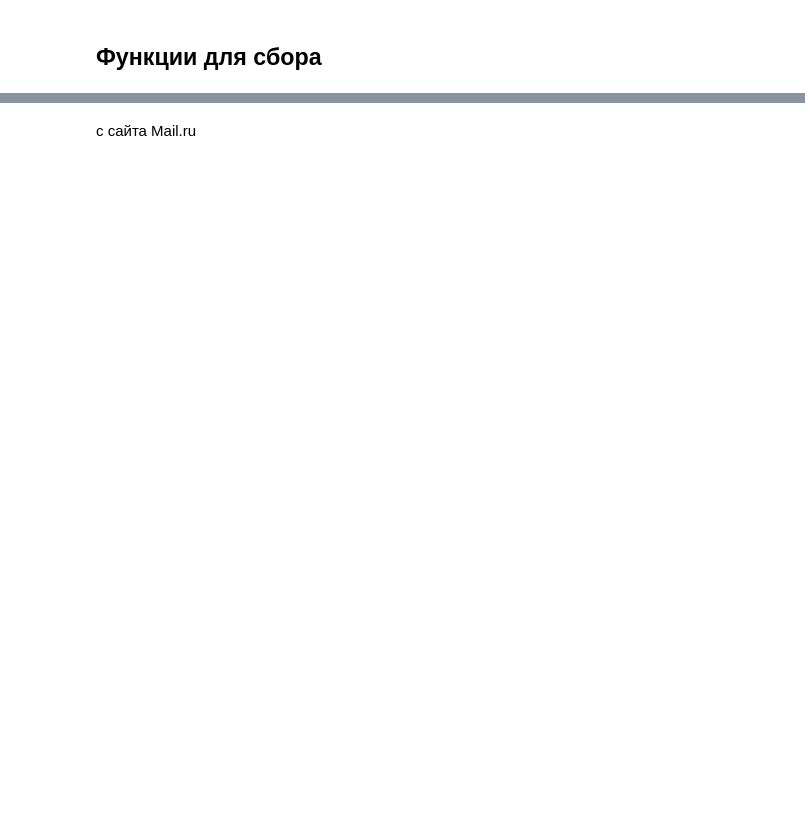
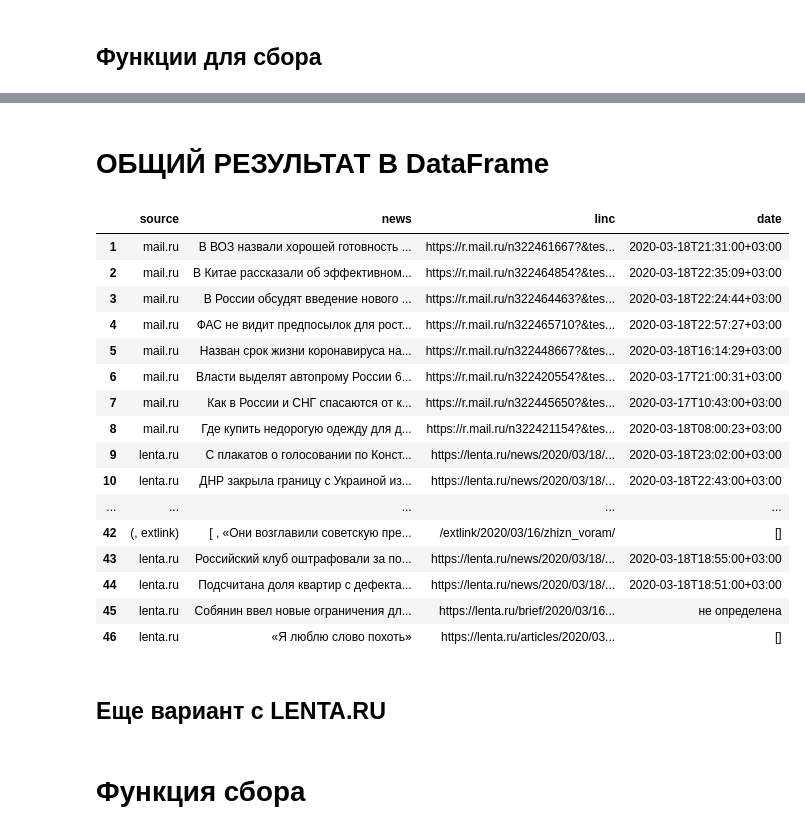
Before and after one commit to nickolas-black/Data_Science, a Jupyter notebook: Методы сбора и обработки данных из сети Интернет/4/Парсинг_HTML,_XPath.ipynb, the cells around one changed output, grey strips where cells are left out. Saved outputs shown, nothing was run; the diff lists cells and outputs as text; code cells hidden in the pictures; blank space fills up the shorter version.

```diff
--- a/Методы сбора и обработки данных из сети Интернет/4/Парсинг_HTML,_XPath.ipynb
+++ b/Методы сбора и обработки данных из сети Интернет/4/Парсинг_HTML,_XPath.ipynb
@@ -21,0 +29,3 @@ import requests
+# %%
+# создал датафрейм куда будем собирать найденную информацию
+df = pd.DataFrame(columns=['source', 'news', 'linc', 'date'])
@@ -30,3 +153,29 @@ import requests
+# %% [markdown]
+# ОБЩИЙ РЕЗУЛЬТАТ В DataFrame
+# %%
+df.head(46)
+# %% [output]
+|  | source | news | linc | date |
+| 1 | mail.ru | В ВОЗ назвали хорошей готовность ... | https://r.mail.ru/n322461667?&tes... | 2020-03-18T21:31:00+03:00 |
+| 2 | mail.ru | В Китае рассказали об эффективном... | https://r.mail.ru/n322464854?&tes... | 2020-03-18T22:35:09+03:00 |
+| 3 | mail.ru | В России обсудят введение нового ... | https://r.mail.ru/n322464463?&tes... | 2020-03-18T22:24:44+03:00 |
+| 4 | mail.ru | ФАС не видит предпосылок для рост... | https://r.mail.ru/n322465710?&tes... | 2020-03-18T22:57:27+03:00 |
+| 5 | mail.ru | Назван срок жизни коронавируса на... | https://r.mail.ru/n322448667?&tes... | 2020-03-18T16:14:29+03:00 |
+| 6 | mail.ru | Власти выделят автопрому России 6... | https://r.mail.ru/n322420554?&tes... | 2020-03-17T21:00:31+03:00 |
+| 7 | mail.ru | Как в России и СНГ спасаются от к... | https://r.mail.ru/n322445650?&tes... | 2020-03-17T10:43:00+03:00 |
+| 8 | mail.ru | Где купить недорогую одежду для д... | https://r.mail.ru/n322421154?&tes... | 2020-03-18T08:00:23+03:00 |
+| 9 | lenta.ru | С плакатов о голосовании по Конст... | https://lenta.ru/news/2020/03/18/... | 2020-03-18T23:02:00+03:00 |
+| 10 | lenta.ru | ДНР закрыла границу с Украиной из... | https://lenta.ru/news/2020/03/18/... | 2020-03-18T22:43:00+03:00 |
+| ... | ... | ... | ... | ... |
+| 42 | (, extlink) | [ , «Они возглавили советскую пре... | /extlink/2020/03/16/zhizn_voram/ | [] |
+| 43 | lenta.ru | Российский клуб оштрафовали за по... | https://lenta.ru/news/2020/03/18/... | 2020-03-18T18:55:00+03:00 |
+| 44 | lenta.ru | Подсчитана доля квартир с дефекта... | https://lenta.ru/news/2020/03/18/... | 2020-03-18T18:51:00+03:00 |
+| 45 | lenta.ru | Собянин ввел новые ограничения дл... | https://lenta.ru/brief/2020/03/16... | не определена |
+| 46 | lenta.ru | «Я люблю слово похоть» | https://lenta.ru/articles/2020/03... | [] |
+# %% [markdown]
+## Еще вариант с LENTA.RU
+# %% [markdown]
+# Функция сбора
 # %%
 def requests_to_lenta():
     main_link='https://lenta.ru/'
@@ -67,3 +216 @@ def requests_to_lenta():
     pprint(news_list)
-# %% [markdown]
-с сайта Mail.ru
```
Also changed, not shown: parts of 23 cells of this notebook, 1 other file.
